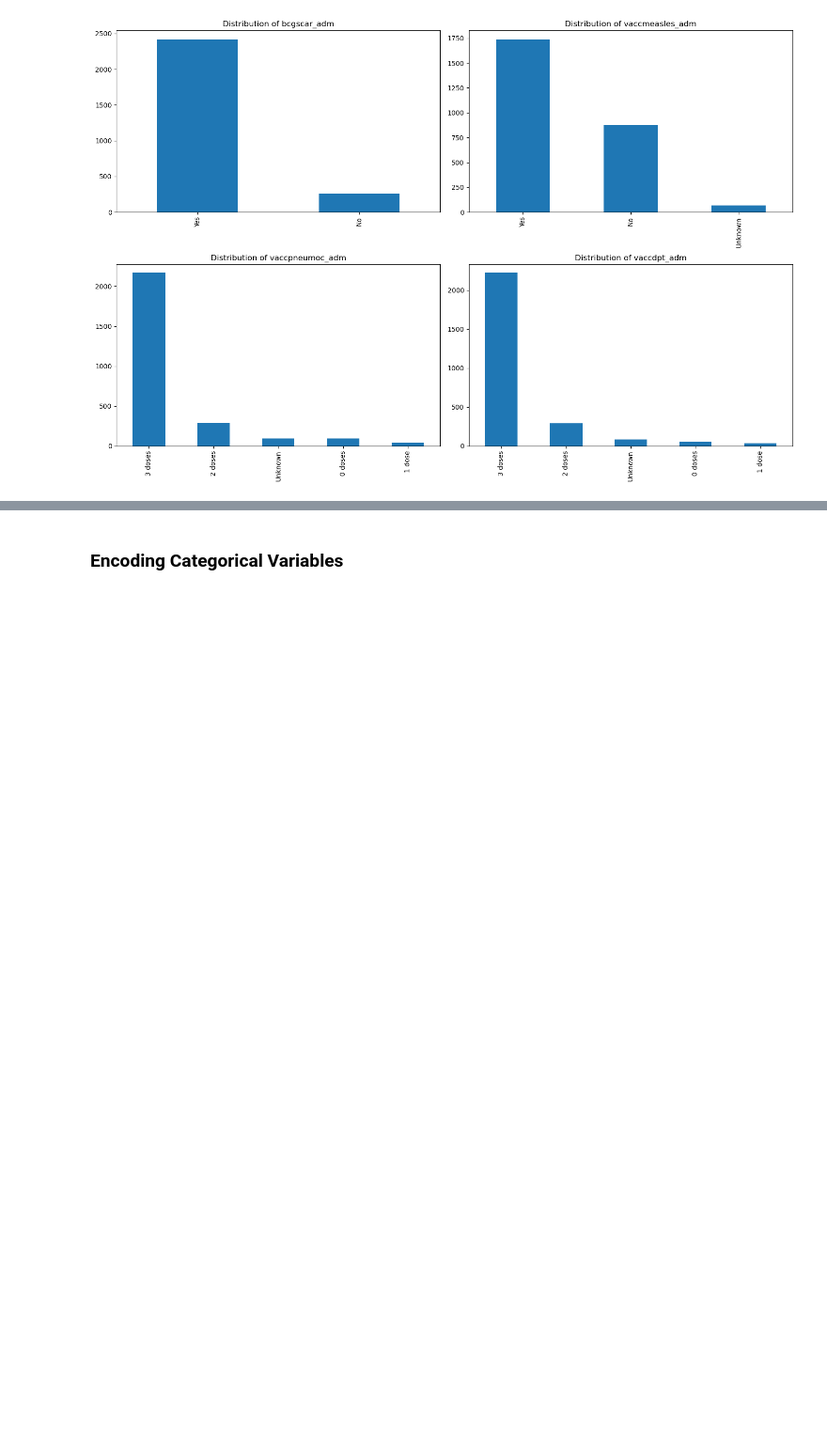
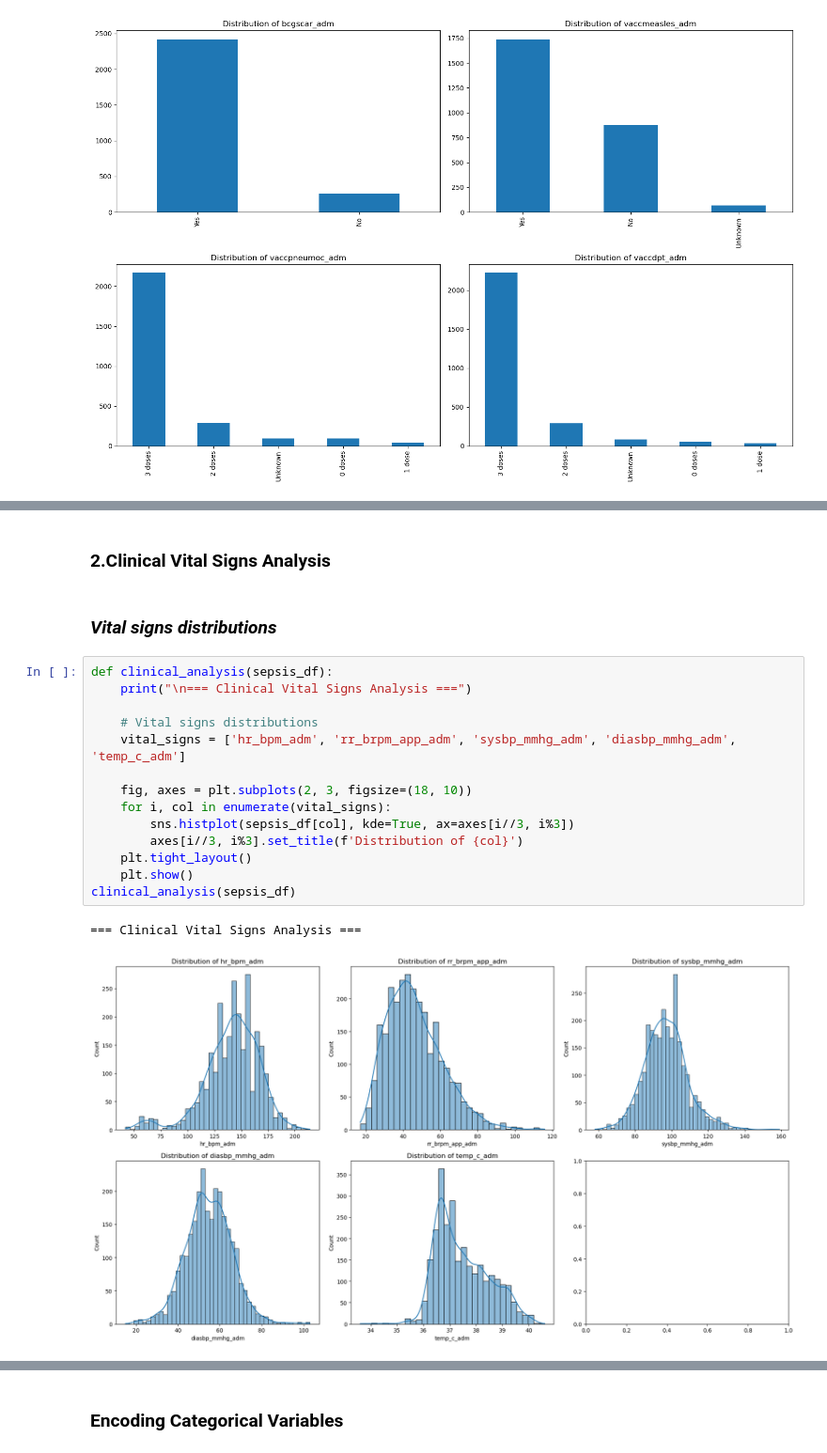
Before and after one commit to HermelaDev/Pediatric_Sepsis_Related_Death_Prediction, a Jupyter notebook: Pediatric_Sepsis.ipynb, the cells around one changed output, grey strips where cells are left out. Shown at 94% size. Cells and saved outputs as stored; diff of their text form; blank space fills up the shorter version.

```diff
--- a/Pediatric_Sepsis.ipynb
+++ b/Pediatric_Sepsis.ipynb
@@ -888,0 +903,21 @@ plt.show()
+# %% [markdown]
+### 2.Clinical Vital Signs Analysis
+# %% [markdown]
+### *Vital signs distributions*
+# %%
+def clinical_analysis(sepsis_df):
+    print("\n=== Clinical Vital Signs Analysis ===")
+
+    # Vital signs distributions
+    vital_signs = ['hr_bpm_adm', 'rr_brpm_app_adm', 'sysbp_mmhg_adm', 'diasbp_mmhg_adm', 'temp_c_adm']
+
+    fig, axes = plt.subplots(2, 3, figsize=(18, 10))
+    for i, col in enumerate(vital_signs):
+        sns.histplot(sepsis_df[col], kde=True, ax=axes[i//3, i%3])
+        axes[i//3, i%3].set_title(f'Distribution of {col}')
+    plt.tight_layout()
+    plt.show()
+clinical_analysis(sepsis_df)
+# %% [output]
+=== Clinical Vital Signs Analysis ===
+[figure, added]
```
Also changed, not shown: parts of 85 cells of this notebook, 2 other files.
